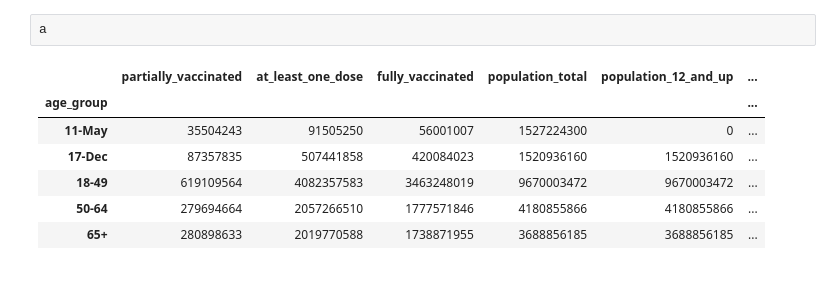
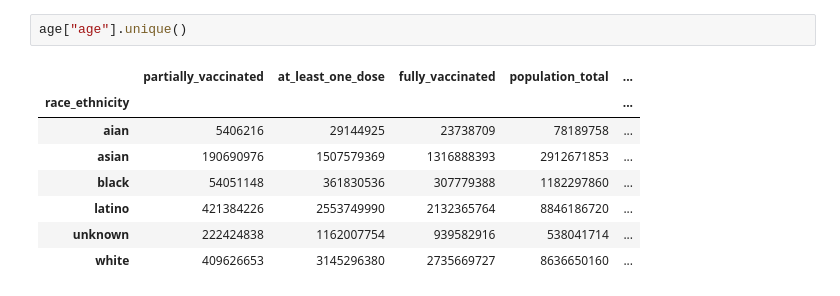
Before and after one commit to jgkiang/Joe_Rogans_Repo, a Jupyter notebook: Project1.ipynb, the cells around one changed output. Cells and saved outputs as stored; diff of their text form.

```diff
--- a/Project1.ipynb
+++ b/Project1.ipynb
@@ -35,10 +67,12 @@ NameError: name 'total' is not defined
+# %%
+age["age"].unique()
 # %%
-a
 # %% [output]
-|  | partially_vaccinated | at_least_one_dose | fully_vaccinated | population_total | population_12_and_up | ... |
-| age_group |  |  |  |  |  | ... |
-| 11-May | 35504243 | 91505250 | 56001007 | 1527224300 | 0 | ... |
-| 17-Dec | 87357835 | 507441858 | 420084023 | 1520936160 | 1520936160 | ... |
-| 18-49 | 619109564 | 4082357583 | 3463248019 | 9670003472 | 9670003472 | ... |
-| 50-64 | 279694664 | 2057266510 | 1777571846 | 4180855866 | 4180855866 | ... |
-| 65+ | 280898633 | 2019770588 | 1738871955 | 3688856185 | 3688856185 | ... |
+|  | partially_vaccinated | at_least_one_dose | fully_vaccinated | population_total | ... |
+| race_ethnicity |  |  |  |  | ... |
+| aian | 5406216 | 29144925 | 23738709 | 78189758 | ... |
+| asian | 190690976 | 1507579369 | 1316888393 | 2912671853 | ... |
+| black | 54051148 | 361830536 | 307779388 | 1182297860 | ... |
+| latino | 421384226 | 2553749990 | 2132365764 | 8846186720 | ... |
+| unknown | 222424838 | 1162007754 | 939582916 | 538041714 | ... |
+| white | 409626653 | 3145296380 | 2735669727 | 8636650160 | ... |
```
Also changed, not shown: parts of 16 cells of this notebook.
